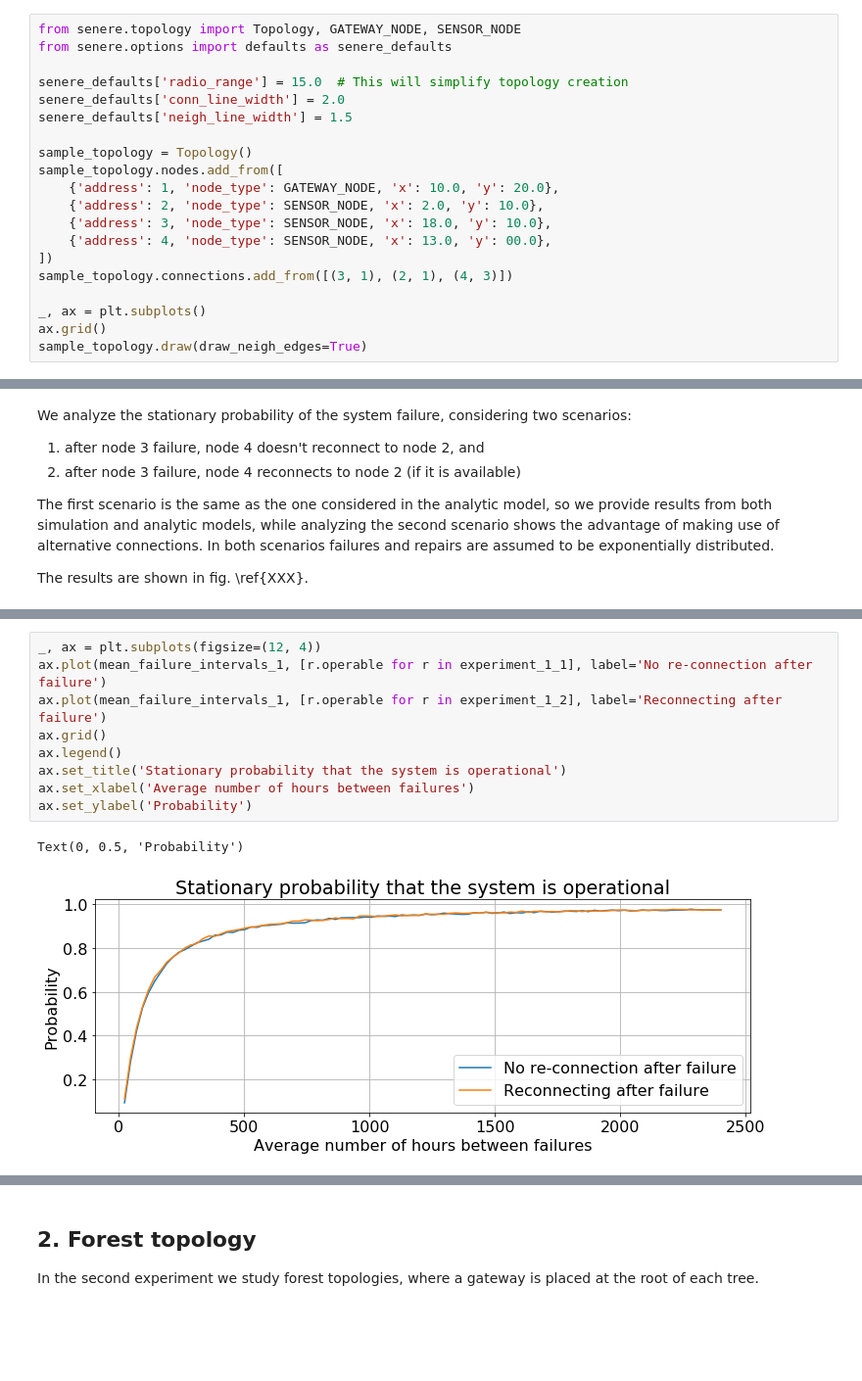
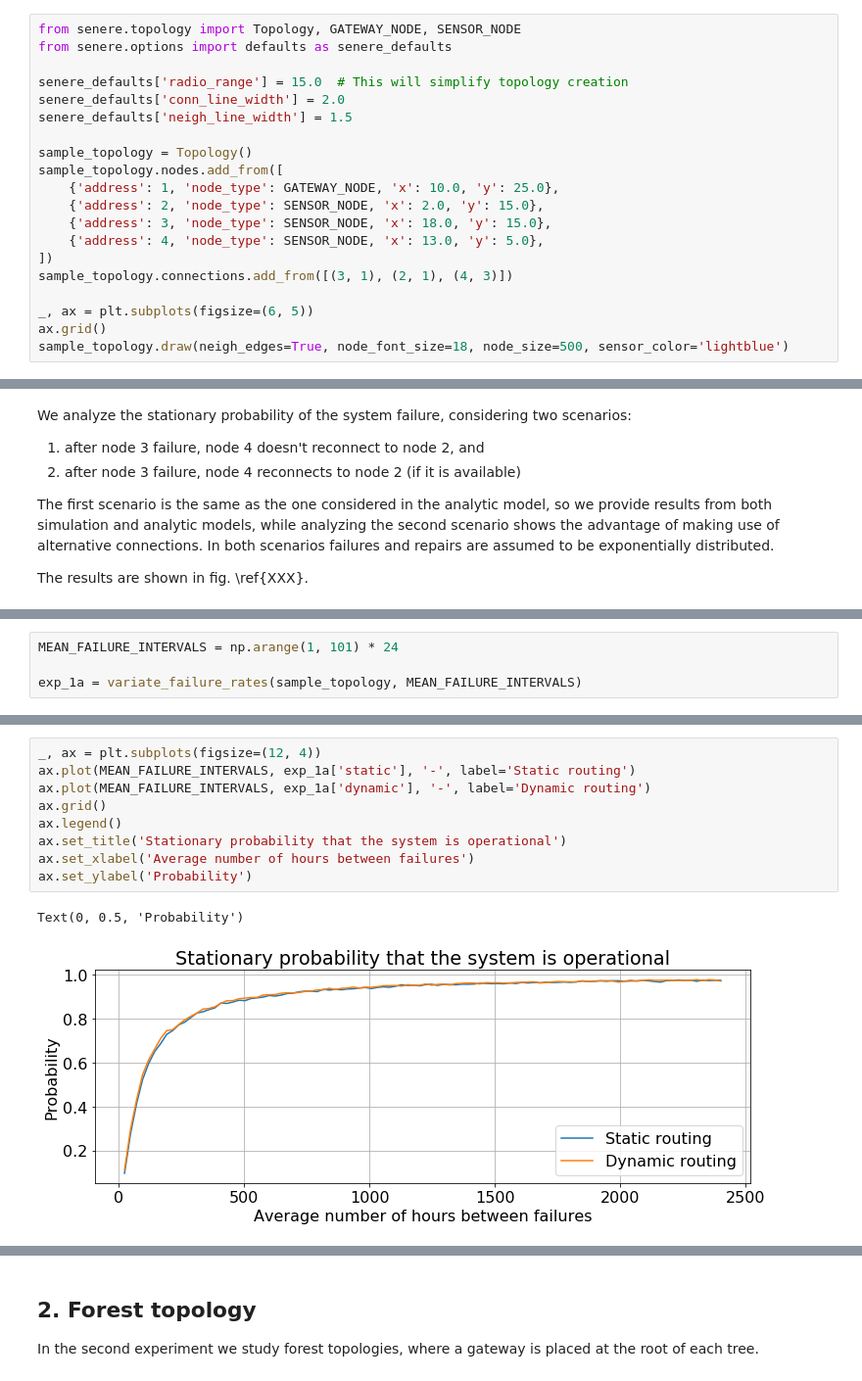
Before and after one commit to ipu69-papers/2019-dccn-sensors, a Jupyter notebook: experiment.ipynb, the cells around one changed output, grey strips where cells are left out. Shown: that part at 98% size. Saved outputs shown, nothing was run; the diff lists cells and outputs as text; blank space fills up the shorter version.

```diff
--- a/experiment.ipynb
+++ b/experiment.ipynb
@@ -36,16 +36,16 @@ senere_defaults['neigh_line_width'] = 1.5
 
 sample_topology = Topology()
 sample_topology.nodes.add_from([
-    {'address': 1, 'node_type': GATEWAY_NODE, 'x': 10.0, 'y': 20.0},
-    {'address': 2, 'node_type': SENSOR_NODE, 'x': 2.0, 'y': 10.0},
-    {'address': 3, 'node_type': SENSOR_NODE, 'x': 18.0, 'y': 10.0},
-    {'address': 4, 'node_type': SENSOR_NODE, 'x': 13.0, 'y': 00.0},
+    {'address': 1, 'node_type': GATEWAY_NODE, 'x': 10.0, 'y': 25.0},
+    {'address': 2, 'node_type': SENSOR_NODE, 'x': 2.0, 'y': 15.0},
+    {'address': 3, 'node_type': SENSOR_NODE, 'x': 18.0, 'y': 15.0},
+    {'address': 4, 'node_type': SENSOR_NODE, 'x': 13.0, 'y': 5.0},
 ])
 sample_topology.connections.add_from([(3, 1), (2, 1), (4, 3)])
 
-_, ax = plt.subplots()
+_, ax = plt.subplots(figsize=(6, 5))
 ax.grid()
-sample_topology.draw(draw_neigh_edges=True)
+sample_topology.draw(neigh_edges=True, node_font_size=18, node_size=500, sensor_color='lightblue')
 # %% [output]
 The iterable function was deprecated in Matplotlib 3.1 and will be removed in 3.3. Use np.iterable instead.
   if not cb.iterable(width):
@@ -103,0 +119,4 @@ print('= Finished')
+# %%
+MEAN_FAILURE_INTERVALS = np.arange(1, 101) * 24
+
+exp_1a = variate_failure_rates(sample_topology, MEAN_FAILURE_INTERVALS)
@@ -104,12 +128,12 @@ print('= Finished')
 # %%
 _, ax = plt.subplots(figsize=(12, 4))
-ax.plot(mean_failure_intervals_1, [r.operable for r in experiment_1_1], label='No re-connection after failure')
-ax.plot(mean_failure_intervals_1, [r.operable for r in experiment_1_2], label='Reconnecting after failure')
+ax.plot(MEAN_FAILURE_INTERVALS, exp_1a['static'], '-', label='Static routing')
+ax.plot(MEAN_FAILURE_INTERVALS, exp_1a['dynamic'], '-', label='Dynamic routing')
 ax.grid()
 ax.legend()
 ax.set_title('Stationary probability that the system is operational')
 ax.set_xlabel('Average number of hours between failures')
 ax.set_ylabel('Probability')
 # %% [output]
 Text(0, 0.5, 'Probability')
-[figure, old version]
+[figure, new version]
```
Also changed, not shown: parts of 10 cells of this notebook, 3 other files.
